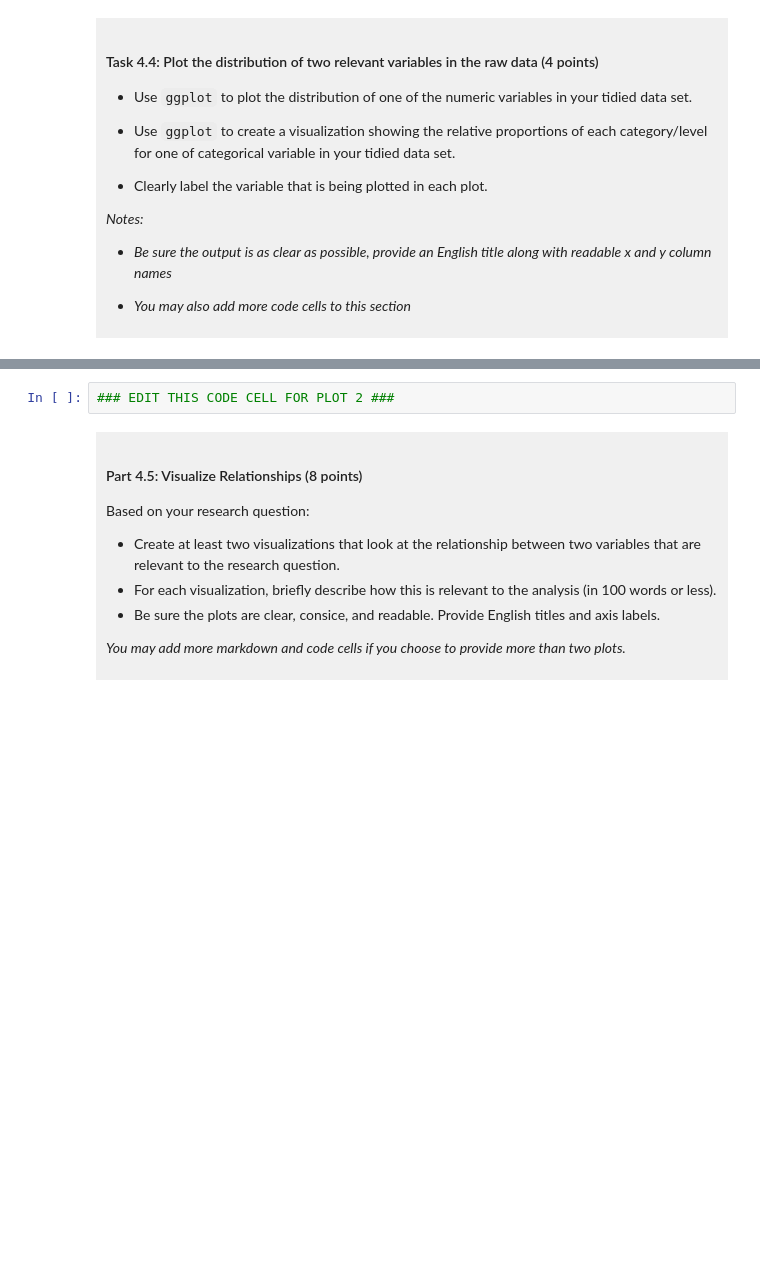
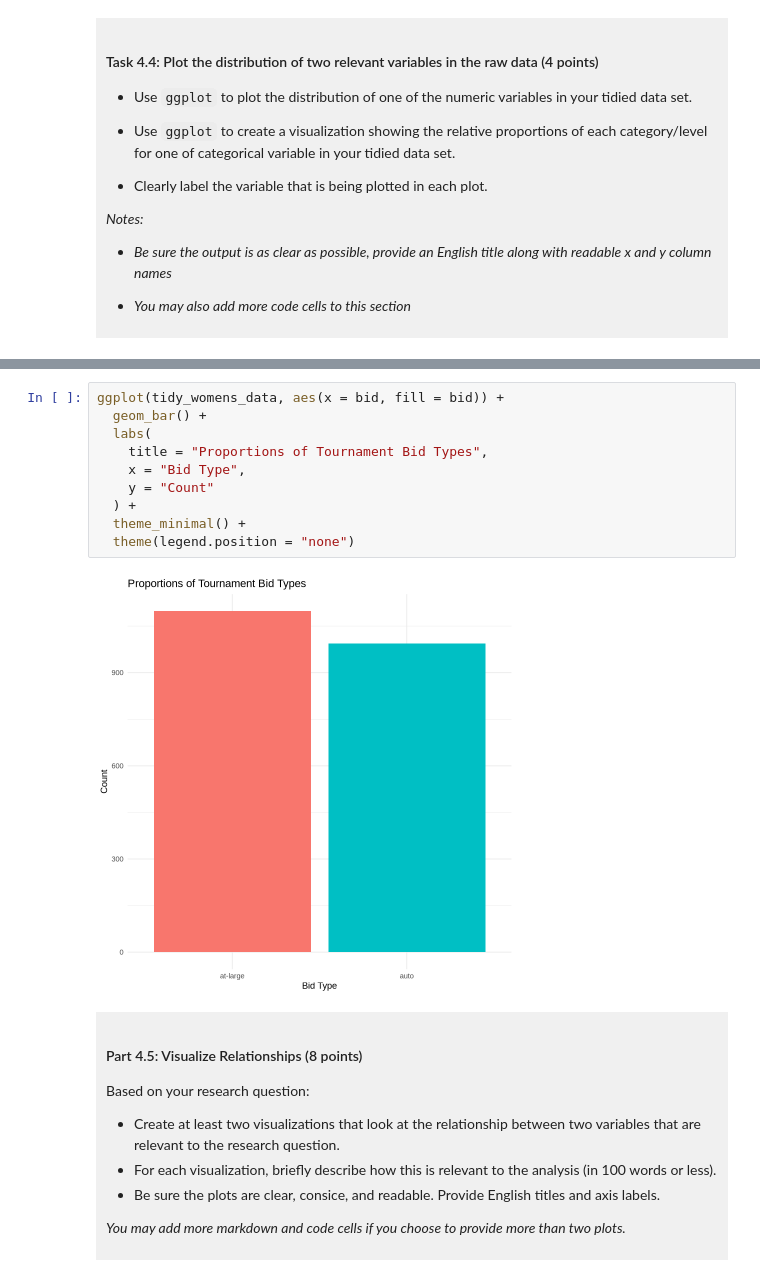
Before and after one commit to musli-max/dsci-100-project-muslima-akhatkulova, a Jupyter notebook: dsci-100-project-notebook.ipynb, the cells around one changed output, grey strips where cells are left out. Cells and saved outputs as stored; diff of their text form; blank space fills up the shorter version.

```diff
--- a/dsci-100-project-notebook.ipynb
+++ b/dsci-100-project-notebook.ipynb
@@ -313,5 +345,15 @@ You will refine your research question (if needed) and produce a tidy data set.
 # %%
-### EDIT THIS CODE CELL FOR PLOT 2 ###
+ggplot(tidy_womens_data, aes(x = bid, fill = bid)) +
+  geom_bar() +
+  labs(
+    title = "Proportions of Tournament Bid Types",
+    x = "Bid Type",
+    y = "Count"
+  ) +
+  theme_minimal() +
+  theme(legend.position = "none")
+# %% [output]
+[figure, added]
 # %% [markdown]
 <div style="background-color: #f0f0f0; padding: 10px;">
 
```
Also changed, not shown: parts of 9 cells of this notebook.
